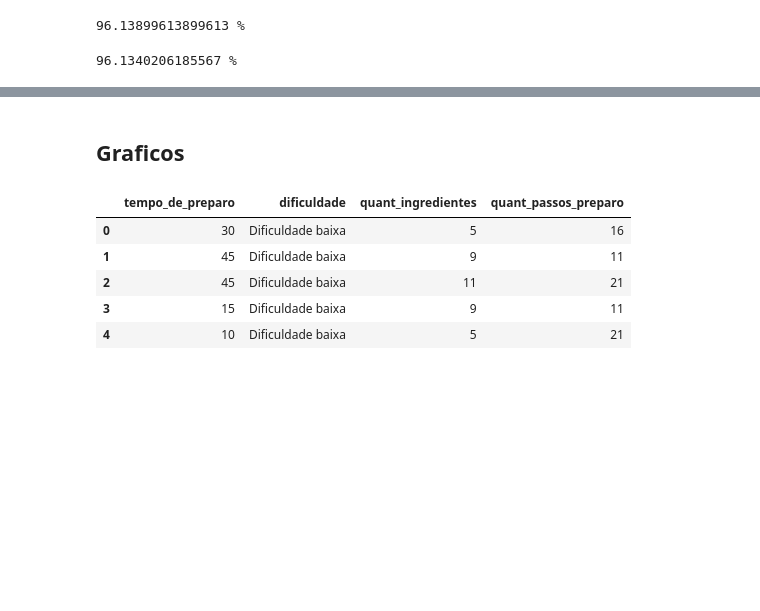
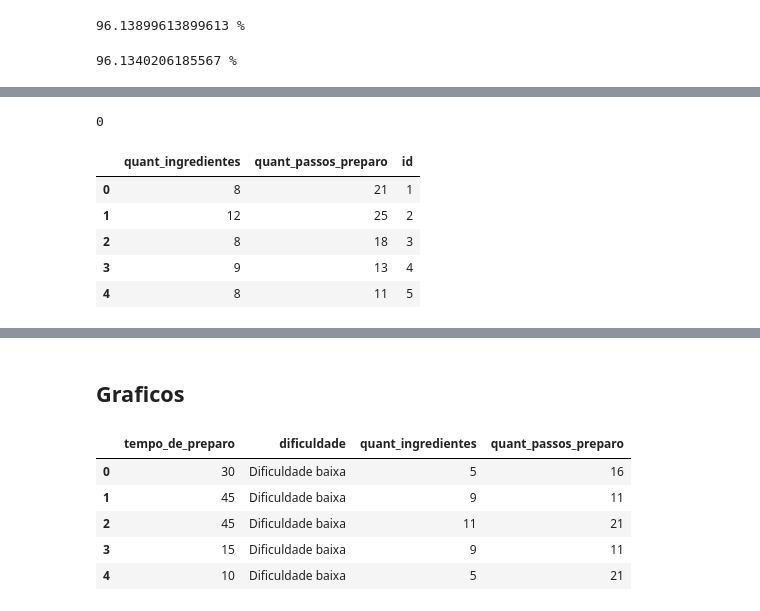
Before and after one commit to SamuelSSan28/Curso_IA_GEDAI, a Jupyter notebook: Processamento_de_Dataset.ipynb, the cells around one changed output, grey strips where cells are left out. Cells and saved outputs as stored; diff of their text form; code cells hidden in the pictures; blank space fills up the shorter version.

```diff
--- a/Processamento_de_Dataset.ipynb
+++ b/Processamento_de_Dataset.ipynb
@@ -137,0 +150,30 @@ print(accuracy_score(y_treino, predicao_treino)*100,"%")
+# %%
+dict_receitas = {'quant_ingredientes':[],	'quant_passos_preparo':[],'id':[]}
+
+receitas_full.dropna(axis=0,inplace=True)
+
+cont = 0
+
+for ingredientes,passos,id_receita in zip(receitas_full['ingredientes'],receitas_full['modo_preparo'],receitas_full['id']):
+
+  ingredientes_n = len(ingredientes.split("\n"))
+  try :
+    passos_n = len(passos.split("\n"))
+  except:
+    cont+=1
+
+  dict_receitas['quant_ingredientes'].append(ingredientes_n)
+  dict_receitas['quant_passos_preparo'].append(passos_n)
+  dict_receitas['id'].append(id_receita)
+# %% [output]
+0
+# %%
+receitas_full_ = pd.DataFrame(data=dict_receitas)
+receitas_full_.head()
+# %% [output]
+|  | quant_ingredientes | quant_passos_preparo | id |
+| 0 | 8 | 21 | 1 |
+| 1 | 12 | 25 | 2 |
+| 2 | 8 | 18 | 3 |
+| 3 | 9 | 13 | 4 |
+| 4 | 8 | 11 | 5 |
```
Also changed, not shown: parts of 7 cells of this notebook.
